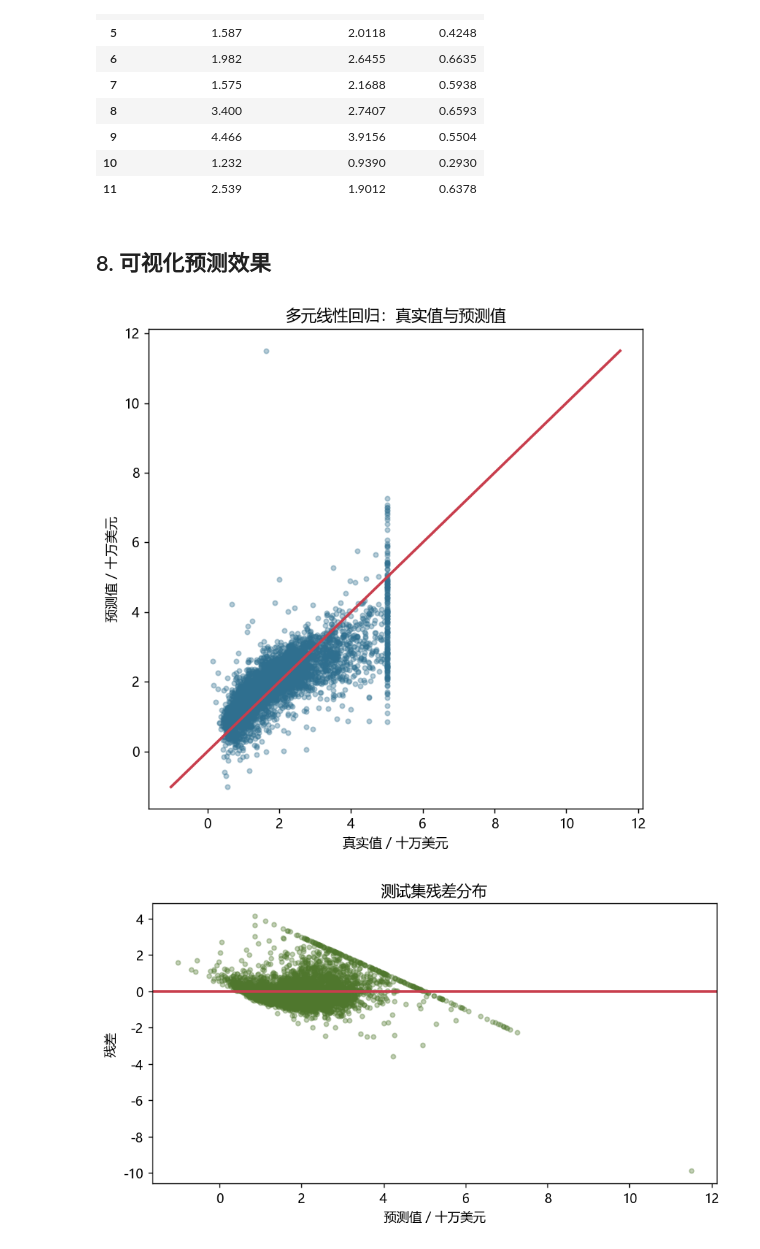
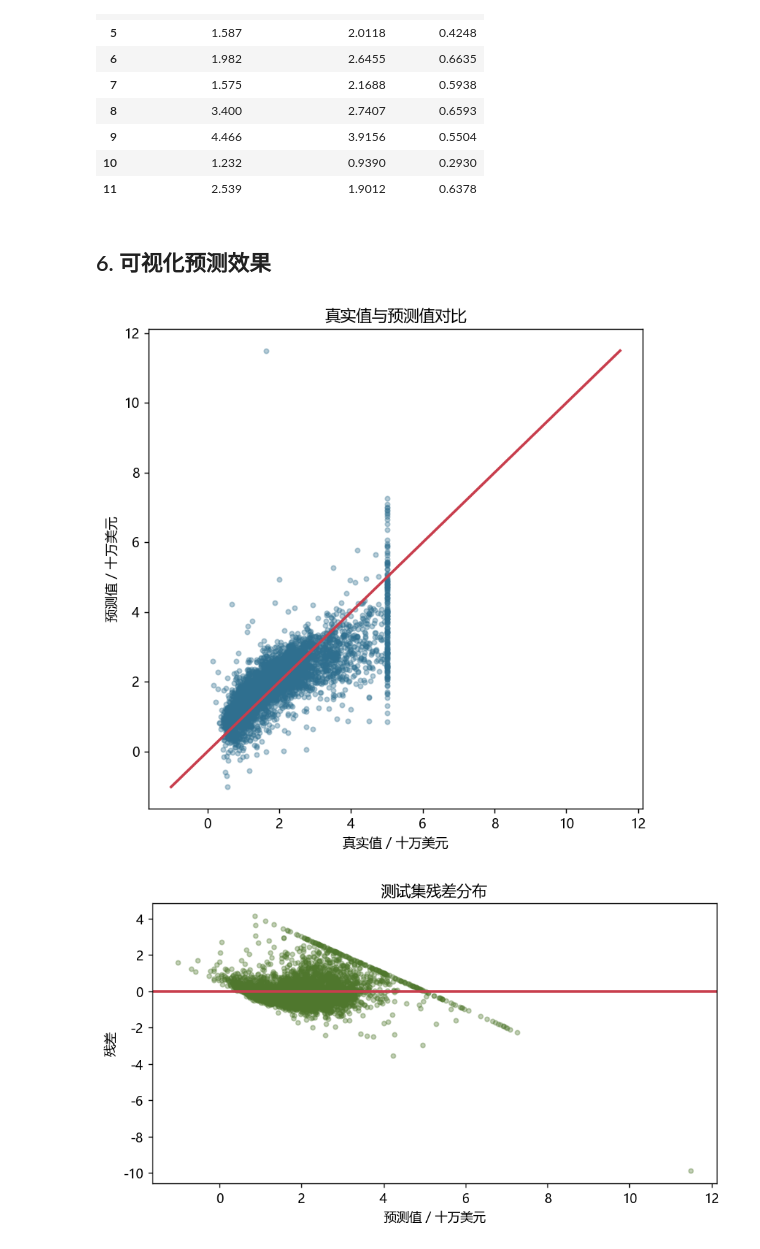
Before and after one commit to LiaoYutao1013/26_wuren_LiaoYutao, a Jupyter notebook: Week2/homework/作业2/01_多元线性回归_加州房价.ipynb, the cells around one changed output. Drawn from its saved outputs; the diff is of its cells as text; code cells hidden in the pictures.

```diff
--- a/Week2/homework/作业2/01_多元线性回归_加州房价.ipynb
+++ b/Week2/homework/作业2/01_多元线性回归_加州房价.ipynb
@@ -161,7 +145,7 @@ class MyLinearRegression:
         运行流程：
         1. 调用 predict 得到预测值；
         2. 计算 R^2 = 1 - SSE / SST；
-        3. 返回越接近 1 越好的拟合分数。
+        3. 返回拟合分数，越接近 1 越好。
         """
         y = np.asarray(y, dtype=float)
         y_pred = self.predict(X)
@@ -259,28 +218,28 @@ display(prediction_result.round(4))
 | 10 | 1.232 | 0.9390 | 0.2930 |
 | 11 | 2.539 | 1.9012 | 0.6378 |
 # %% [markdown]
-## 8. 可视化预测效果
+## 6. 可视化预测效果
 # %%
 plt.figure(figsize=(6, 6), dpi=130)
 plt.scatter(y_test, test_pred, s=12, alpha=0.35, color="#2f6f8f")
 low = min(y_test.min(), test_pred.min())
 high = max(y_test.max(), test_pred.max())
 plt.plot([low, high], [low, high], color="#c83e4d", linewidth=2)
 plt.xlabel("真实值 / 十万美元")
 plt.ylabel("预测值 / 十万美元")
-plt.title("多元线性回归：真实值与预测值")
+plt.title("真实值与预测值对比")
 plt.tight_layout()
 plt.show()
 
 residuals = y_test - test_pred
 plt.figure(figsize=(7, 4), dpi=130)
 plt.scatter(test_pred, residuals, s=12, alpha=0.35, color="#4f772d")
 plt.axhline(0, color="#c83e4d", linewidth=2)
 plt.xlabel("预测值 / 十万美元")
 plt.ylabel("残差")
 plt.title("测试集残差分布")
 plt.tight_layout()
 plt.show()
 # %% [output]
-[figure, old version]
+[figure, new version]
 [figure]
```
Also changed, not shown: parts of 8 cells of this notebook, 2 other files.
